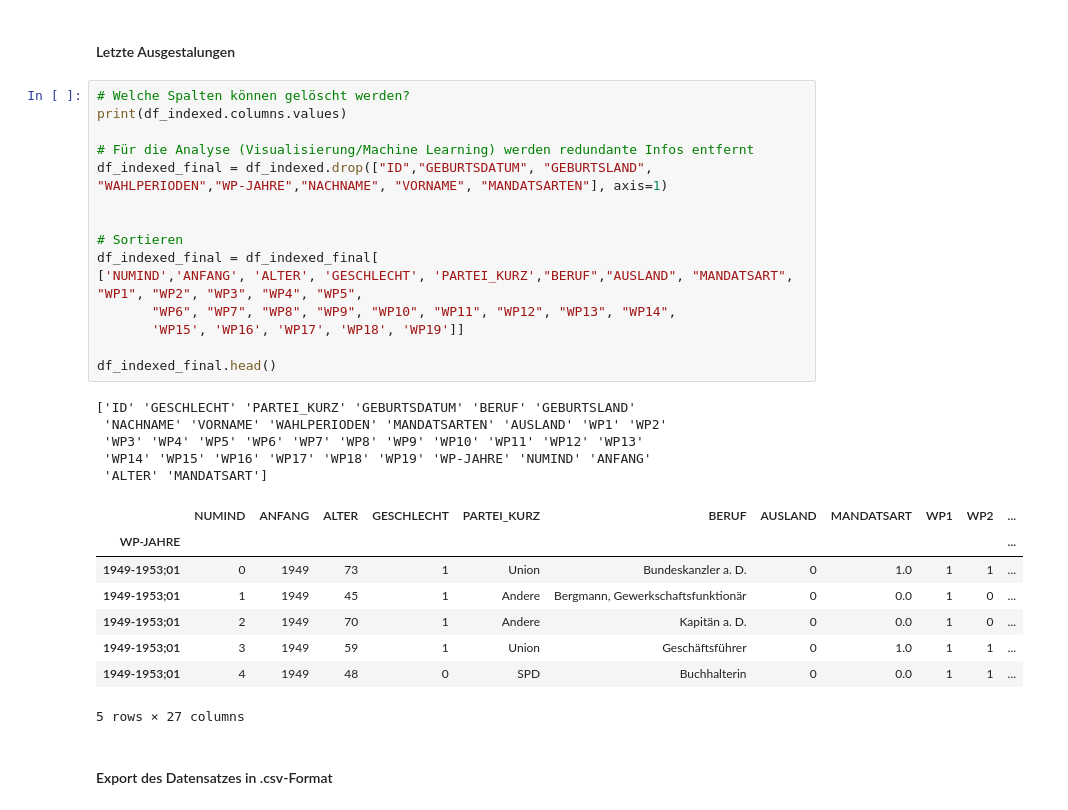
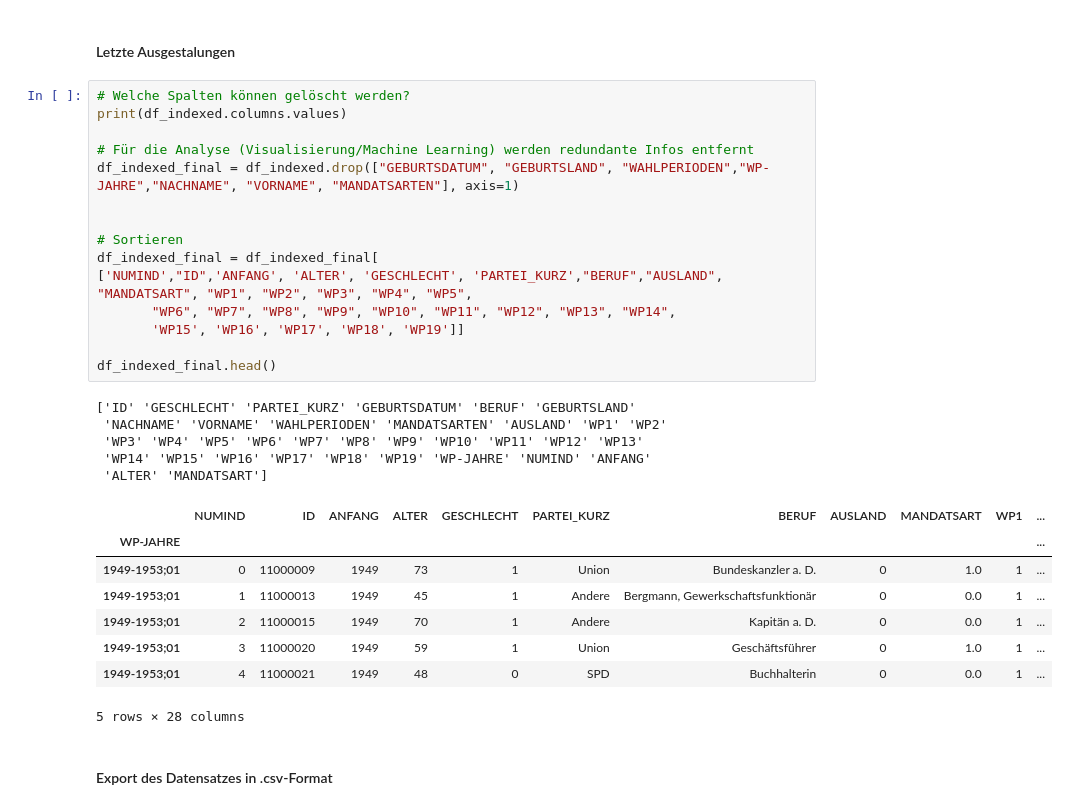
Before and after one commit to techlabsms/project-wt-18-12-Abgeordnetenanalyse, a Jupyter notebook: Cleaning and Extracting.ipynb, the cells around one changed output. Drawn from its saved outputs; the diff is of its cells as text.

```diff
--- a/Cleaning and Extracting.ipynb
+++ b/Cleaning and Extracting.ipynb
@@ -684,32 +683,32 @@ Done
 # %%
 # Welche Spalten können gelöscht werden?
 print(df_indexed.columns.values)
 
 # Für die Analyse (Visualisierung/Machine Learning) werden redundante Infos entfernt
-df_indexed_final = df_indexed.drop(["ID","GEBURTSDATUM", "GEBURTSLAND", "WAHLPERIODEN","WP-JAHRE","NACHNAME", "VORNAME", "MANDATSARTEN"], axis=1)
+df_indexed_final = df_indexed.drop(["GEBURTSDATUM", "GEBURTSLAND", "WAHLPERIODEN","WP-JAHRE","NACHNAME", "VORNAME", "MANDATSARTEN"], axis=1)
 
 
 # Sortieren
 df_indexed_final = df_indexed_final[
-['NUMIND','ANFANG', 'ALTER', 'GESCHLECHT', 'PARTEI_KURZ',"BERUF","AUSLAND", "MANDATSART", "WP1", "WP2", "WP3", "WP4", "WP5",
+['NUMIND',"ID",'ANFANG', 'ALTER', 'GESCHLECHT', 'PARTEI_KURZ',"BERUF","AUSLAND", "MANDATSART", "WP1", "WP2", "WP3", "WP4", "WP5",
        "WP6", "WP7", "WP8", "WP9", "WP10", "WP11", "WP12", "WP13", "WP14",
        'WP15', 'WP16', 'WP17', 'WP18', 'WP19']]
 
 df_indexed_final.head()
 # %% [output]
 ['ID' 'GESCHLECHT' 'PARTEI_KURZ' 'GEBURTSDATUM' 'BERUF' 'GEBURTSLAND'
  'NACHNAME' 'VORNAME' 'WAHLPERIODEN' 'MANDATSARTEN' 'AUSLAND' 'WP1' 'WP2'
  'WP3' 'WP4' 'WP5' 'WP6' 'WP7' 'WP8' 'WP9' 'WP10' 'WP11' 'WP12' 'WP13'
  'WP14' 'WP15' 'WP16' 'WP17' 'WP18' 'WP19' 'WP-JAHRE' 'NUMIND' 'ANFANG'
  'ALTER' 'MANDATSART']
-|  | NUMIND | ANFANG | ALTER | GESCHLECHT | PARTEI_KURZ | BERUF | AUSLAND | MANDATSART | WP1 | WP2 | ... |
+|  | NUMIND | ID | ANFANG | ALTER | GESCHLECHT | PARTEI_KURZ | BERUF | AUSLAND | MANDATSART | WP1 | ... |
 | WP-JAHRE |  |  |  |  |  |  |  |  |  |  | ... |
-| 1949-1953;01 | 0 | 1949 | 73 | 1 | Union | Bundeskanzler a. D. | 0 | 1.0 | 1 | 1 | ... |
-| 1949-1953;01 | 1 | 1949 | 45 | 1 | Andere | Bergmann, Gewerkschaftsfunktionär | 0 | 0.0 | 1 | 0 | ... |
-| 1949-1953;01 | 2 | 1949 | 70 | 1 | Andere | Kapitän a. D. | 0 | 0.0 | 1 | 0 | ... |
-| 1949-1953;01 | 3 | 1949 | 59 | 1 | Union | Geschäftsführer | 0 | 1.0 | 1 | 1 | ... |
-| 1949-1953;01 | 4 | 1949 | 48 | 0 | SPD | Buchhalterin | 0 | 0.0 | 1 | 1 | ... |
+| 1949-1953;01 | 0 | 11000009 | 1949 | 73 | 1 | Union | Bundeskanzler a. D. | 0 | 1.0 | 1 | ... |
+| 1949-1953;01 | 1 | 11000013 | 1949 | 45 | 1 | Andere | Bergmann, Gewerkschaftsfunktionär | 0 | 0.0 | 1 | ... |
+| 1949-1953;01 | 2 | 11000015 | 1949 | 70 | 1 | Andere | Kapitän a. D. | 0 | 0.0 | 1 | ... |
+| 1949-1953;01 | 3 | 11000020 | 1949 | 59 | 1 | Union | Geschäftsführer | 0 | 1.0 | 1 | ... |
+| 1949-1953;01 | 4 | 11000021 | 1949 | 48 | 0 | SPD | Buchhalterin | 0 | 0.0 | 1 | ... |
-5 rows × 27 columns
+5 rows × 28 columns
 # %% [markdown]
 #### Export des Datensatzes in .csv-Format
 # %%
```
Also changed, not shown: parts of 2 cells of this notebook, 2 other files.
